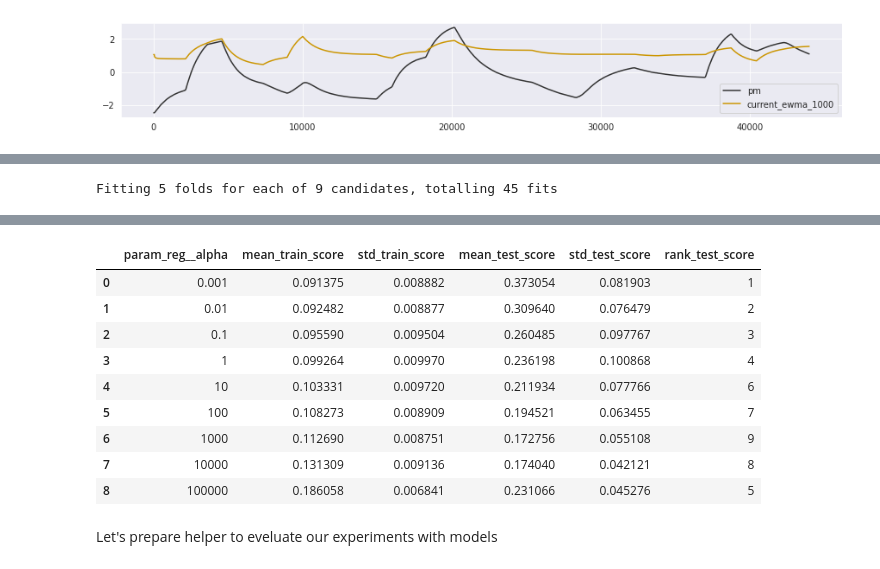
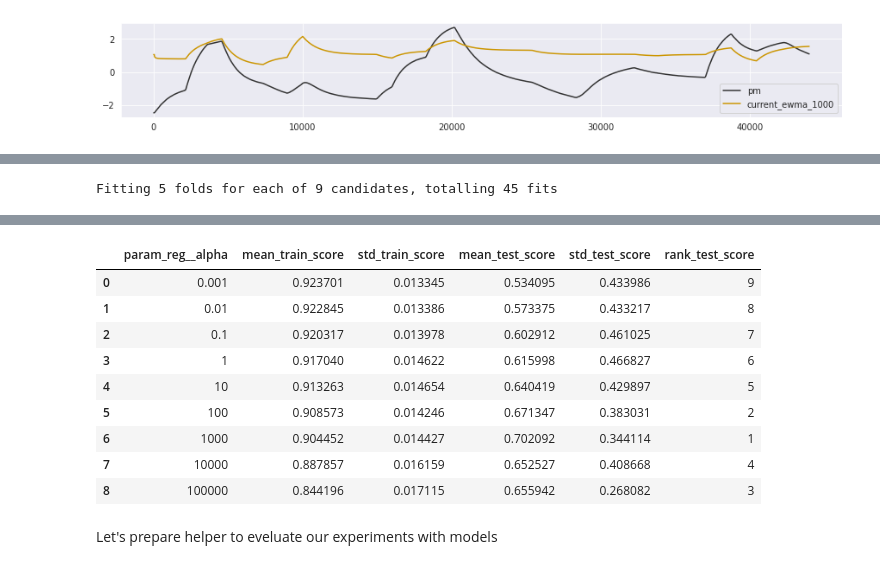
Before and after one commit to dimandms/motor_temperatures, a Jupyter notebook: Motors_Temperature.ipynb, the cells around one changed output, grey strips where cells are left out. Cells and saved outputs as stored; diff of their text form; code cells hidden in the pictures.

```diff
--- a/Motors_Temperature.ipynb
+++ b/Motors_Temperature.ipynb
@@ -336,7 +337,7 @@ ewma_columns: List[str] = ['ambient', 'coolant', 'u_d', 'u_q',
 
 feature_tarnsformation_pipeline = make_pipeline(
     StatorParametersTransformer(),
-    EwmaTransformer(ewma_columns, ewma_spans, drop_transformed=False),
+    EwmaTransformer(ewma_columns, ewma_spans, drop_transformed=True),
 )
 
 prepared_df = feature_tarnsformation_pipeline.fit_transform(df)
@@ -348,3 +349,9 @@ plot_experiment_time_series_single_grid(prepared_df.reset_index(), 20, features=
 plot_experiment_time_series_single_grid(prepared_df.reset_index(), 20, features=['pm', 'current_ewma_1000'])
 # %% [output]
 [figure]
+# %%
+selector = SelectKBest(f_regression, k=61)
+selector.fit_transform(prepared_df.drop(TEMPERATURE_FUTURES + ["torque"], axis=1), prepared_df['pm'])
+mask = selector.get_support()
+selected_features = prepared_df.drop(TEMPERATURE_FUTURES + ["torque"], axis=1).columns[mask]
+selected_features
@@ -351,9 +376,8 @@ plot_experiment_time_series_single_grid(prepared_df.reset_index(), 20, features=
 # %%
 model_pipline = Pipeline(
     [
-     (FilterColumnsTransformer()),
      ("reg", Ridge(fit_intercept = False))
-     ]
+    ]
 )
 
 params_grid = {
@@ -362,7 +386,8 @@ params_grid = {
 
 model = GridSearchCV(model_pipline,
                      params_grid,
-                     scoring=make_scorer(mean_squared_error),
+                     #  scoring=make_scorer(mean_squared_error),
+                     scoring=make_scorer(r2_score),
                      n_jobs=-1,
                       #  cv=20,
                      verbose=10,
@@ -370,7 +395,8 @@ model = GridSearchCV(model_pipline,
                      return_train_score=True
                      )
 
-model.fit(prepared_df.drop(TEMPERATURE_FUTURES + ["torque", "profile_id"], axis=1), prepared_df['pm'])
+# model.fit(prepared_df.drop(TEMPERATURE_FUTURES + ["torque", "profile_id"], axis=1), prepared_df['pm'])
+model.fit(prepared_df[selected_features], prepared_df['pm'])
 
 cv_results_df = pd.DataFrame(model.cv_results_)
 cv_results_df[["param_reg__alpha","mean_train_score","std_train_score",
@@ -389,13 +415,13 @@ Fitting 5 folds for each of 9 candidates, totalling 45 fits
 |  | param_reg__alpha | mean_train_score | std_train_score | mean_test_score | std_test_score | rank_test_score |
-| 0 | 0.001 | 0.091375 | 0.008882 | 0.373054 | 0.081903 | 1 |
-| 1 | 0.01 | 0.092482 | 0.008877 | 0.309640 | 0.076479 | 2 |
-| 2 | 0.1 | 0.095590 | 0.009504 | 0.260485 | 0.097767 | 3 |
-| 3 | 1 | 0.099264 | 0.009970 | 0.236198 | 0.100868 | 4 |
-| 4 | 10 | 0.103331 | 0.009720 | 0.211934 | 0.077766 | 6 |
-| 5 | 100 | 0.108273 | 0.008909 | 0.194521 | 0.063455 | 7 |
-| 6 | 1000 | 0.112690 | 0.008751 | 0.172756 | 0.055108 | 9 |
-| 7 | 10000 | 0.131309 | 0.009136 | 0.174040 | 0.042121 | 8 |
-| 8 | 100000 | 0.186058 | 0.006841 | 0.231066 | 0.045276 | 5 |
+| 0 | 0.001 | 0.923701 | 0.013345 | 0.534095 | 0.433986 | 9 |
+| 1 | 0.01 | 0.922845 | 0.013386 | 0.573375 | 0.433217 | 8 |
+| 2 | 0.1 | 0.920317 | 0.013978 | 0.602912 | 0.461025 | 7 |
+| 3 | 1 | 0.917040 | 0.014622 | 0.615998 | 0.466827 | 6 |
+| 4 | 10 | 0.913263 | 0.014654 | 0.640419 | 0.429897 | 5 |
+| 5 | 100 | 0.908573 | 0.014246 | 0.671347 | 0.383031 | 2 |
+| 6 | 1000 | 0.904452 | 0.014427 | 0.702092 | 0.344114 | 1 |
+| 7 | 10000 | 0.887857 | 0.016159 | 0.652527 | 0.408668 | 4 |
+| 8 | 100000 | 0.844196 | 0.017115 | 0.655942 | 0.268082 | 3 |
 # %% [markdown]
 Let's prepare helper to eveluate our experiments with models
 # %%
```
Also changed, not shown: parts of 7 cells of this notebook.
